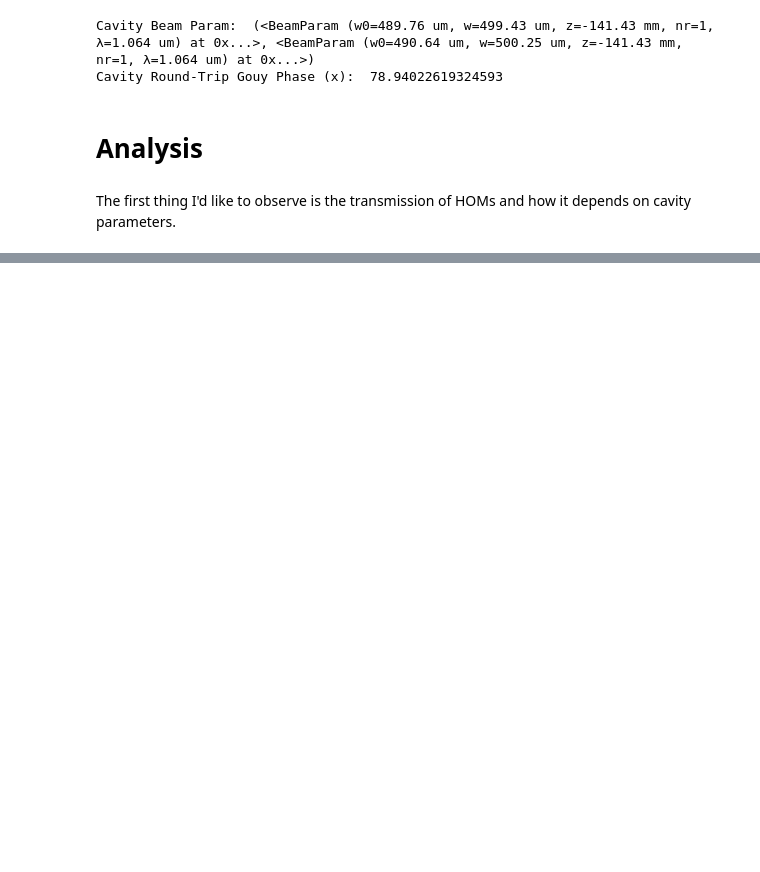
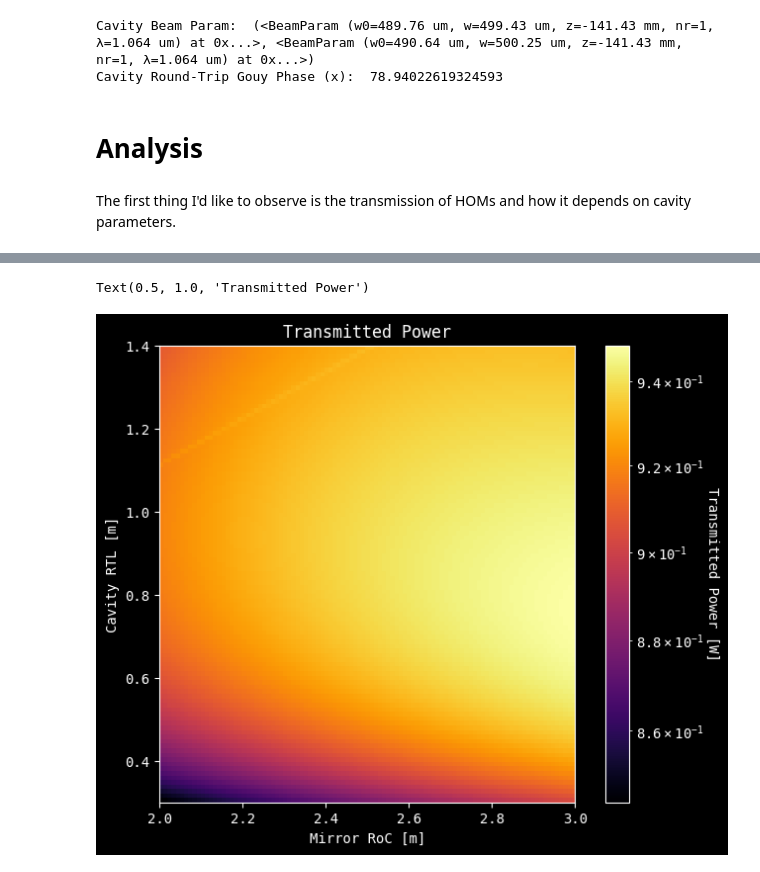
Before and after one commit to chance-jackson/ce-omc, a Jupyter notebook: aLIGO-omc/aLIGO_OMC_Sim.ipynb, the cells around one changed output, grey strips where cells are left out. Drawn from its saved outputs; the diff is of its cells as text; code cells hidden in the pictures; blank space fills up the shorter version.

```diff
--- a/aLIGO-omc/aLIGO_OMC_Sim.ipynb
+++ b/aLIGO-omc/aLIGO_OMC_Sim.ipynb
@@ -335,0 +488,15 @@ axs.legend(fontsize=8)
+# %%
+mroc_clen = omc.run(fa.actions.X2axis(omc.cav_len, "lin", 0.3, 1.4, 200, roc, "lin", 2, 3, 200))
+# %%
+fig = plt.figure(figsize=(8,6))
+ax = plt.gca()
+plot = ax.imshow((mroc_clen["Trans"]),cmap='inferno',norm='log',extent=([2,3,1.4,0.3])) #Total transmitted power
+ax.set_ylim(ax.get_ylim()[::-1])
+clb=fig.colorbar(plot)
+clb.set_label('Transmitted Power [W]',rotation = 270,labelpad=11)
+plt.xlabel('Mirror RoC [m]')
+plt.ylabel('Cavity RTL [m]')
+plt.title("Transmitted Power")
+# %% [output]
+Text(0.5, 1.0, 'Transmitted Power')
+[figure, added]
```
Also changed, not shown: parts of 25 cells of this notebook.
